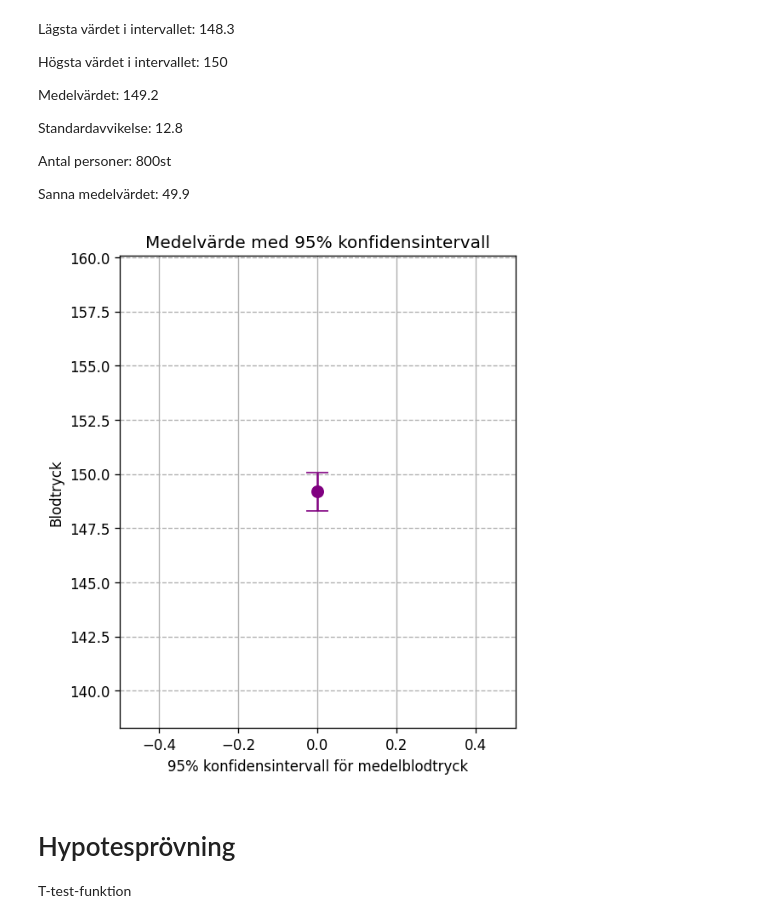
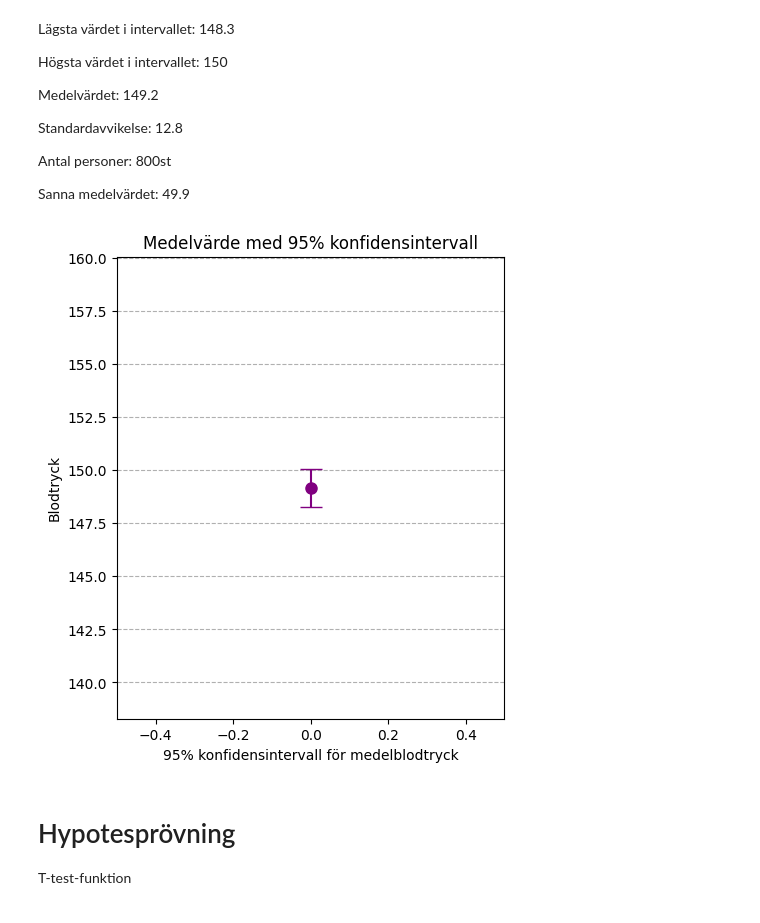
Before and after one commit to AlmaVasell/Health-study, a Jupyter notebook: Report_DEL1.ipynb, the cells around one changed output. Cells and saved outputs as stored; diff of their text form; code cells hidden in the pictures.

```diff
--- a/Report_DEL1.ipynb
+++ b/Report_DEL1.ipynb
@@ -145,16 +145,16 @@ Antal personer: 800st
 Sanna medelvärdet: 49.9
 # %%
 fig, ax = plt.subplots(figsize=(5, 6))
-ax.errorbar([0], [mean_x], yerr=[[mean_x - lo], [hi - mean_x]], fmt="o", capsize=8, color="purple", markersize=8)
+ax.errorbar([0], [mean_bp], yerr=[[mean_bp - lo], [hi - mean_bp]], fmt="o", capsize=8, color="purple", markersize=8)
 ax.set_xlim(-0.5, 0.5)
 ax.set_ylim(lo - 10, hi + 10)
 ax.set_title("Medelvärde med 95% konfidensintervall")
 ax.set_ylabel("Blodtryck")
 ax.set_xlabel("95% konfidensintervall för medelblodtryck")
 ax.grid(True, axis="y", linestyle='--')
 plt.show()
 # %% [output]
-[figure, old version]
+[figure, new version]
 # %% [markdown]
 # Hypotesprövning
 T-test-funktion
```
Also changed, not shown: parts of 4 cells of this notebook, 1 other file.
